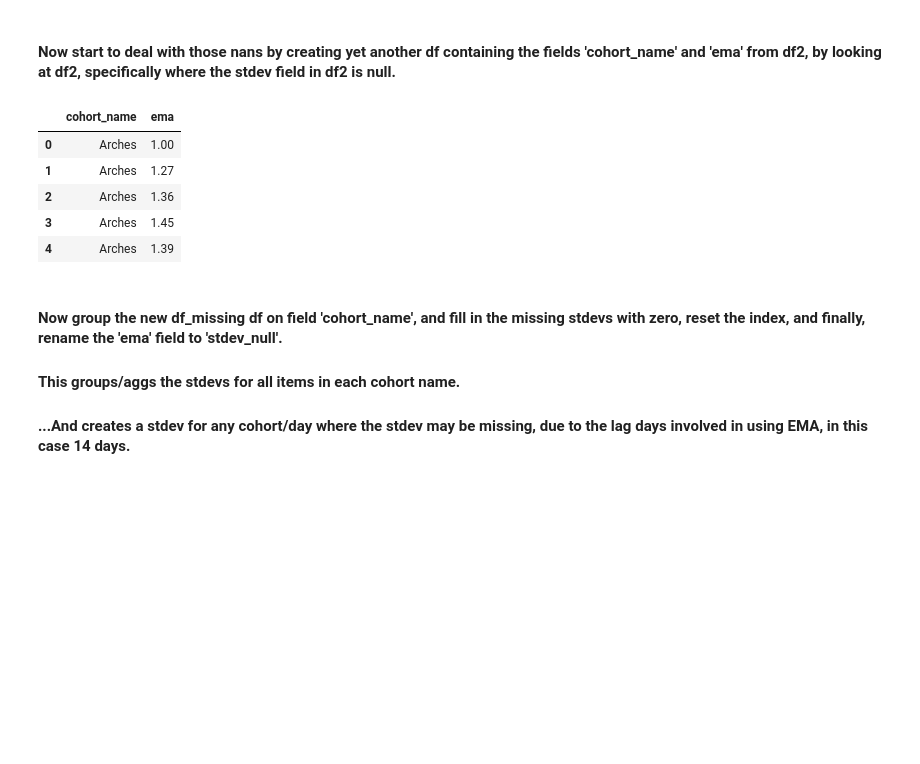
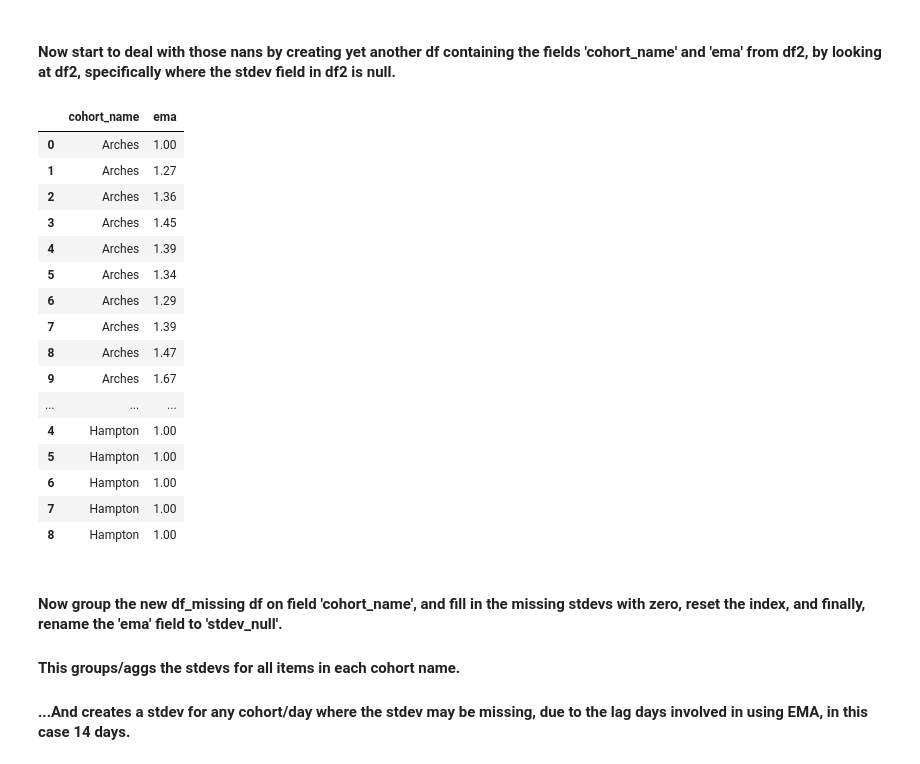
Before and after one commit to HackneyChad/ds-methodologies-exercises, a Jupyter notebook: anomaly_detection.ipynb, the cells around one changed output. Saved outputs shown, nothing was run; the diff lists cells and outputs as text; code cells hidden in the pictures; blank space fills up the shorter version.

```diff
--- a/anomaly_detection.ipynb
+++ b/anomaly_detection.ipynb
@@ -957,14 +1029,25 @@ dtype: int64
 #### Now start to deal with those nans by creating yet another df containing the fields 'cohort_name' and 'ema' from df2, by looking at df2, specifically where the stdev field in df2 is null.
 # %%
 df_missing = df2[df2.stdev.isnull()][['cohort_name','ema']]
-df_missing.head()
+df_missing.head(22)
 # %% [output]
 |  | cohort_name | ema |
 | 0 | Arches | 1.00 |
 | 1 | Arches | 1.27 |
 | 2 | Arches | 1.36 |
 | 3 | Arches | 1.45 |
 | 4 | Arches | 1.39 |
+| 5 | Arches | 1.34 |
+| 6 | Arches | 1.29 |
+| 7 | Arches | 1.39 |
+| 8 | Arches | 1.47 |
+| 9 | Arches | 1.67 |
+| ... | ... | ... |
+| 4 | Hampton | 1.00 |
+| 5 | Hampton | 1.00 |
+| 6 | Hampton | 1.00 |
+| 7 | Hampton | 1.00 |
+| 8 | Hampton | 1.00 |
 # %% [markdown]
 #### Now group the new df_missing df on field 'cohort_name', and fill in the missing stdevs with zero, reset the index, and finally, rename the 'ema' field to 'stdev_null'.
 
```
Also changed, not shown: parts of 18 cells of this notebook, 1 other file.
